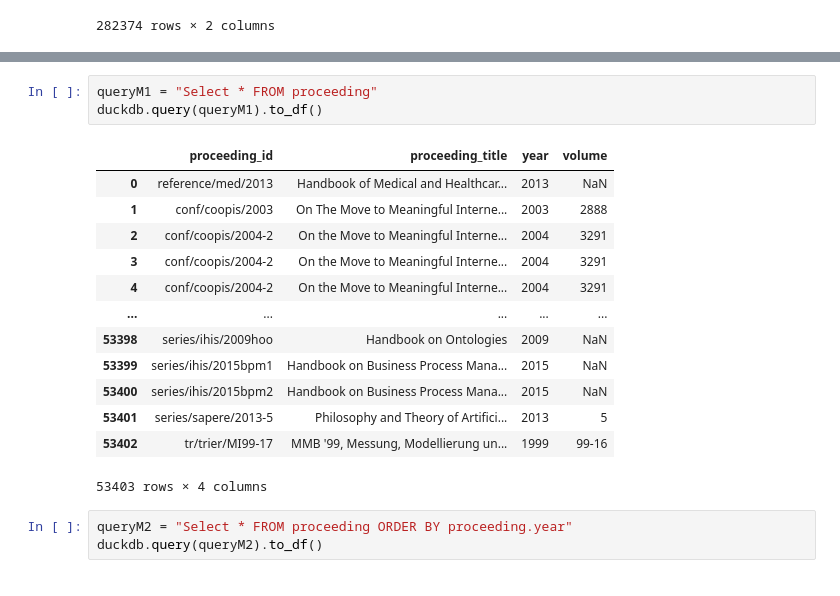
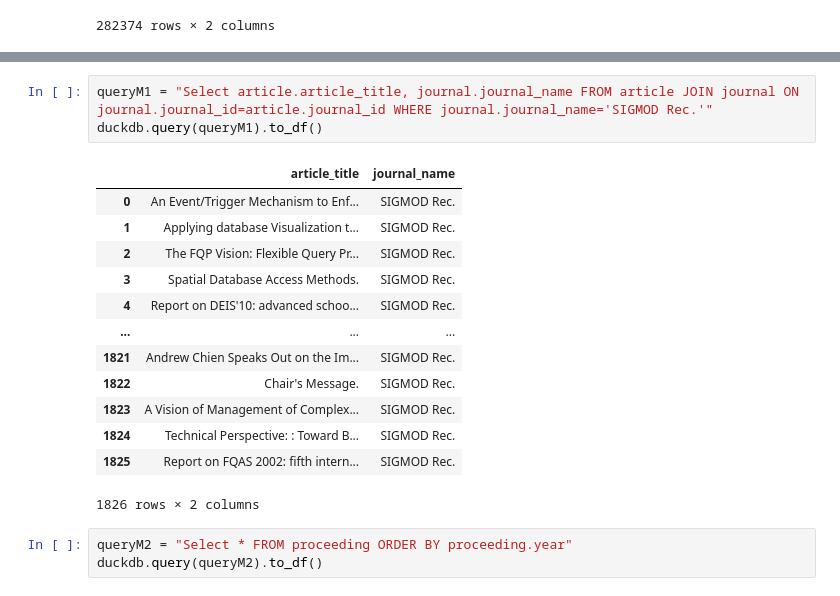
Before and after one commit to OGnTn/daos_project, a Jupyter notebook: duck_queries.ipynb, the cells around one changed output, grey strips where cells are left out. Drawn from its saved outputs; the diff is of its cells as text.

Commit message:
QueryM3 Done (Median still needs to be implemented)

```diff
--- a/duck_queries.ipynb
+++ b/duck_queries.ipynb
@@ -80,23 +80,23 @@ duckdb.query(query2_1).to_df()
 | 0 | Database Query Processing Using F... | Theory Comput. Syst. | Martin Grohe |
 | 1 | Learnability and Definability in ... | Theory Comput. Syst. | Martin Grohe |
 | 2 | Tight Lower and Upper Bounds for ... | Theory Comput. Syst. | Martin Grohe |
-# %%
-queryM1 = "Select * FROM proceeding"
-duckdb.query(queryM1).to_df()
-# %% [output]
-|  | proceeding_id | proceeding_title | year | volume |
-| 0 | reference/med/2013 | Handbook of Medical and Healthcar... | 2013 | NaN |
-| 1 | conf/coopis/2003 | On The Move to Meaningful Interne... | 2003 | 2888 |
-| 2 | conf/coopis/2004-2 | On the Move to Meaningful Interne... | 2004 | 3291 |
-| 3 | conf/coopis/2004-2 | On the Move to Meaningful Interne... | 2004 | 3291 |
-| 4 | conf/coopis/2004-2 | On the Move to Meaningful Interne... | 2004 | 3291 |
-| ... | ... | ... | ... | ... |
-| 53398 | series/ihis/2009hoo | Handbook on Ontologies | 2009 | NaN |
-| 53399 | series/ihis/2015bpm1 | Handbook on Business Process Mana... | 2015 | NaN |
-| 53400 | series/ihis/2015bpm2 | Handbook on Business Process Mana... | 2015 | NaN |
-| 53401 | series/sapere/2013-5 | Philosophy and Theory of Artifici... | 2013 | 5 |
-| 53402 | tr/trier/MI99-17 | MMB '99, Messung, Modellierung un... | 1999 | 99-16 |
-53403 rows × 4 columns
+# %%
+queryM1 = "Select article.article_title, journal.journal_name FROM article JOIN journal ON journal.journal_id=article.journal_id WHERE journal.journal_name='SIGMOD Rec.'"
+duckdb.query(queryM1).to_df()
+# %% [output]
+|  | article_title | journal_name |
+| 0 | An Event/Trigger Mechanism to Enf... | SIGMOD Rec. |
+| 1 | Applying database Visualization t... | SIGMOD Rec. |
+| 2 | The FQP Vision: Flexible Query Pr... | SIGMOD Rec. |
+| 3 | Spatial Database Access Methods. | SIGMOD Rec. |
+| 4 | Report on DEIS'10: advanced schoo... | SIGMOD Rec. |
+| ... | ... | ... |
+| 1821 | Andrew Chien Speaks Out on the Im... | SIGMOD Rec. |
+| 1822 | Chair's Message. | SIGMOD Rec. |
+| 1823 | A Vision of Management of Complex... | SIGMOD Rec. |
+| 1824 | Technical Perspective: : Toward B... | SIGMOD Rec. |
+| 1825 | Report on FQAS 2002: fifth intern... | SIGMOD Rec. |
+1826 rows × 2 columns
 # %%
 queryM2 = "Select * FROM proceeding ORDER BY proceeding.year"
 duckdb.query(queryM2).to_df()
```
Also changed, not shown: parts of 3 cells of this notebook.
